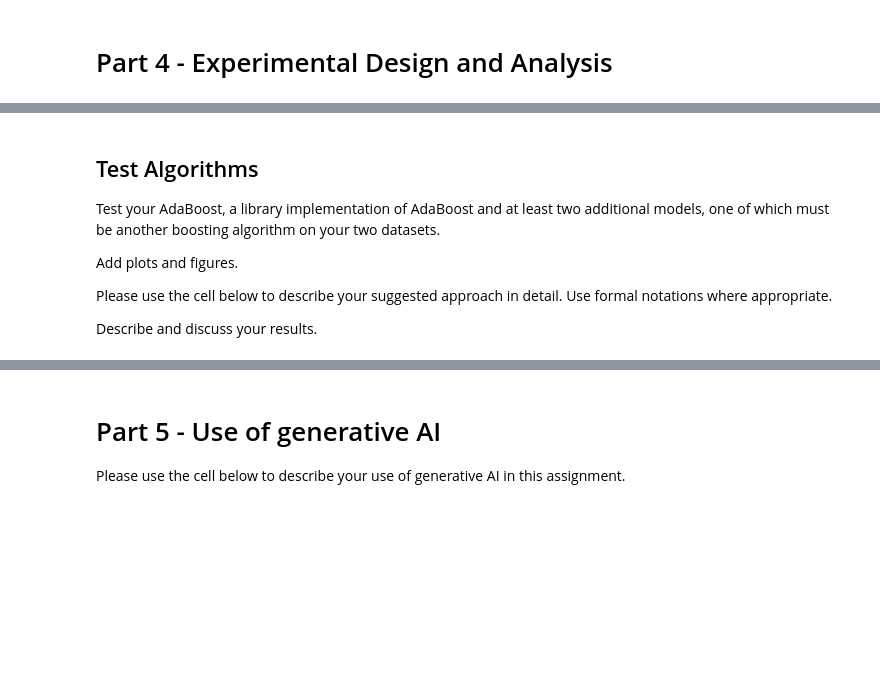
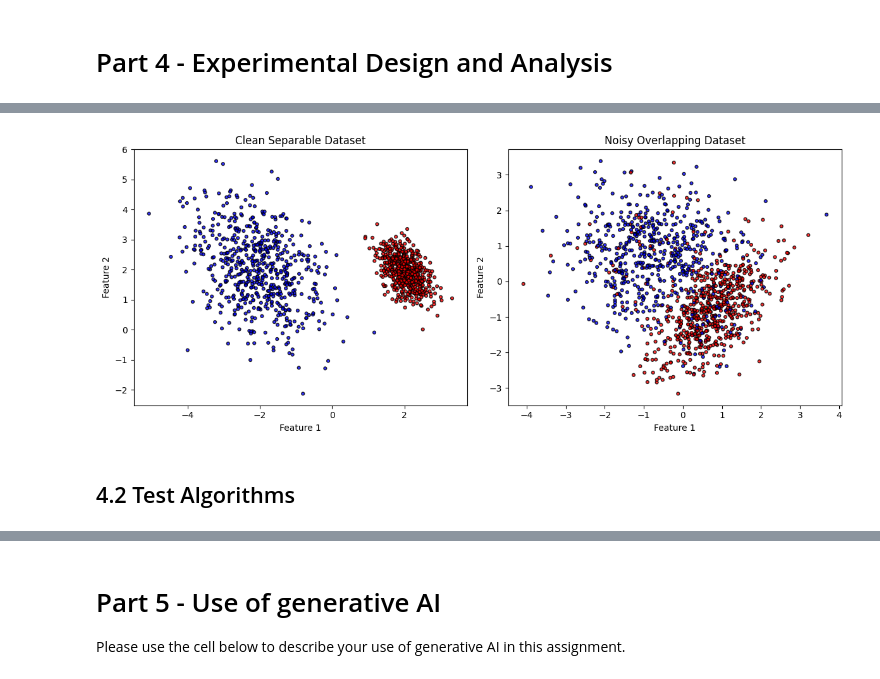
Before and after one commit to saraspagno/adaboost, a Jupyter notebook: solution_actual.ipynb, the cells around one changed output, grey strips where cells are left out. Saved outputs shown, nothing was run; the diff lists cells and outputs as text; code cells hidden in the pictures; blank space fills up the shorter version.

```diff
--- a/solution_actual.ipynb
+++ b/solution_actual.ipynb
@@ -583,2 +647,24 @@ Describe and discuss your results.
 # %%
-# Visualize data
+def plot_dataset(X, y, ax=None, title="Dataset"):
+    if ax is None:
+        ax = plt.gca()
+    ax.scatter(
+        X[:, 0], X[:, 1],
+        c=(y > 0).astype(int),
+        cmap="bwr",
+        s=12,
+        edgecolor="k",
+        alpha=0.8
+    )
+    ax.set_title(title)
+    ax.set_xlabel("Feature 1")
+    ax.set_ylabel("Feature 2")
+    return ax
+
+fig, axes = plt.subplots(1, 2, figsize=(12, 5))
+plot_dataset(X_clean, y_clean, ax=axes[0], title="Clean Separable Dataset")
+plot_dataset(X_noisy, y_noisy, ax=axes[1], title="Noisy Overlapping Dataset")
+plt.tight_layout()
+plt.show()
+# %% [output]
+[figure, added]
@@ -590,9 +671,2 @@ sklearn_model = AdaBoostClassifier(n_estimators=10, random_state=42)
 # %% [markdown]
-## Test Algorithms
-Test your AdaBoost, a library implementation of AdaBoost and at least two additional models, one of which must be another boosting algorithm on your two datasets.
-
-Add plots and figures.
-
-Please use the cell below to describe your suggested approach in detail. Use formal notations where appropriate.
-
-Describe and discuss your results.
+## 4.2 Test Algorithms
```
Also changed, not shown: parts of 8 cells of this notebook.
